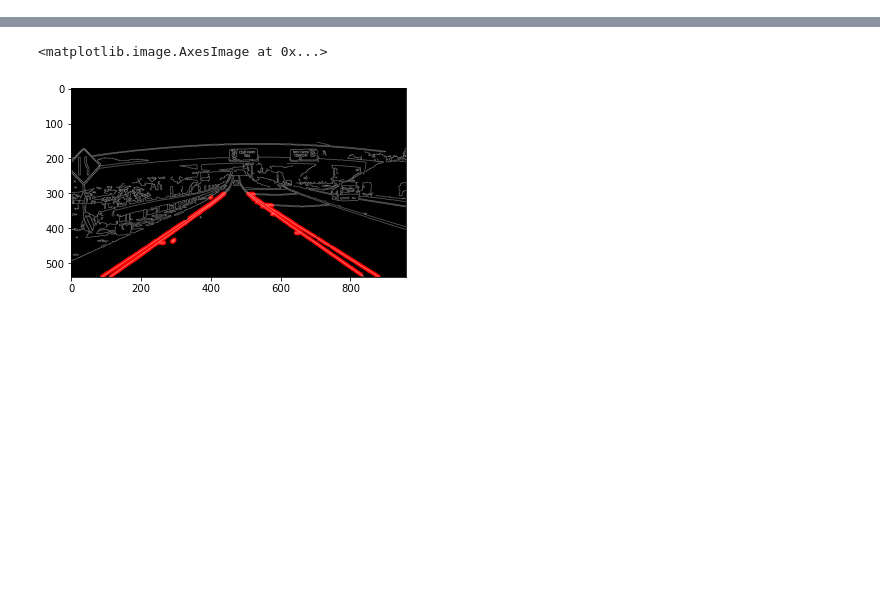
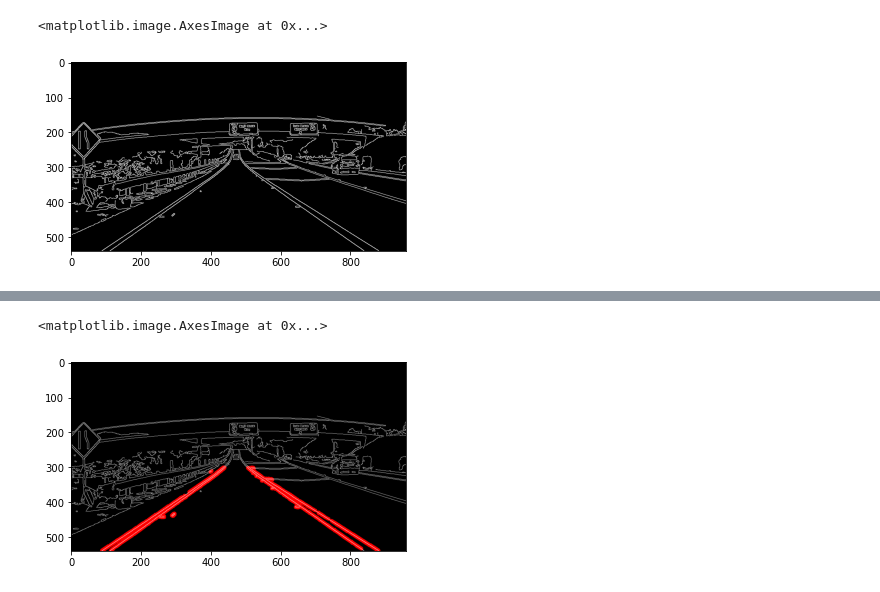
Before and after one commit to parikshitsaikia1619/Complete-Self-Driving-Car-Engineering, a Jupyter notebook: Computer Vision Fundamentals/Hough Transform.ipynb, the cells around one changed output, grey strips where cells are left out. Saved outputs shown, nothing was run; the diff lists cells and outputs as text; code cells hidden in the pictures; blank space fills up the shorter version.

```diff
--- a/Computer Vision Fundamentals/Hough Transform.ipynb
+++ b/Computer Vision Fundamentals/Hough Transform.ipynb
@@ -5,0 +29,5 @@ import cv2
+# %%
+plt.imshow(edges,cmap='Greys_r')
+# %% [output]
+<matplotlib.image.AxesImage at 0x...>
+[figure, added]
```
Also changed, not shown: parts of 4 cells of this notebook.
